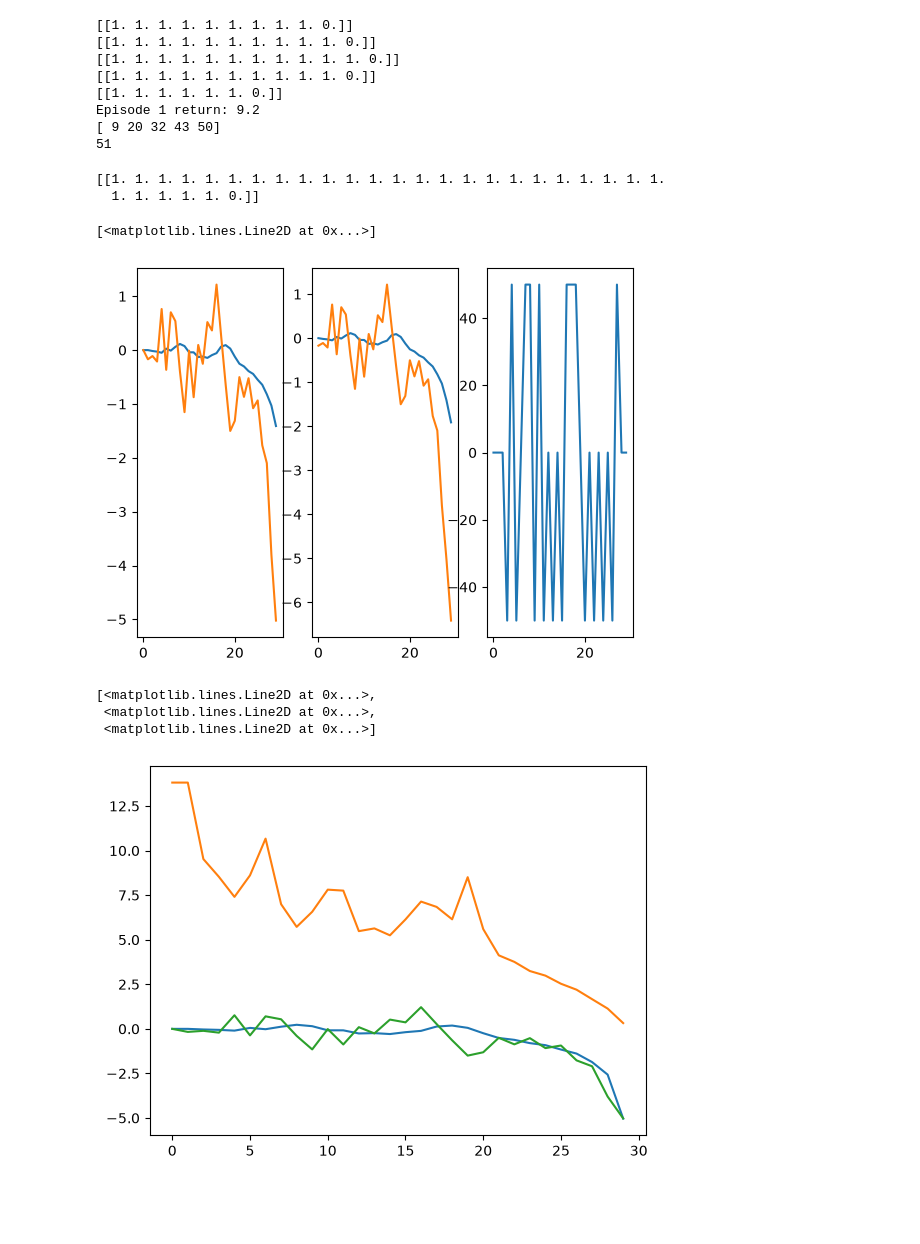
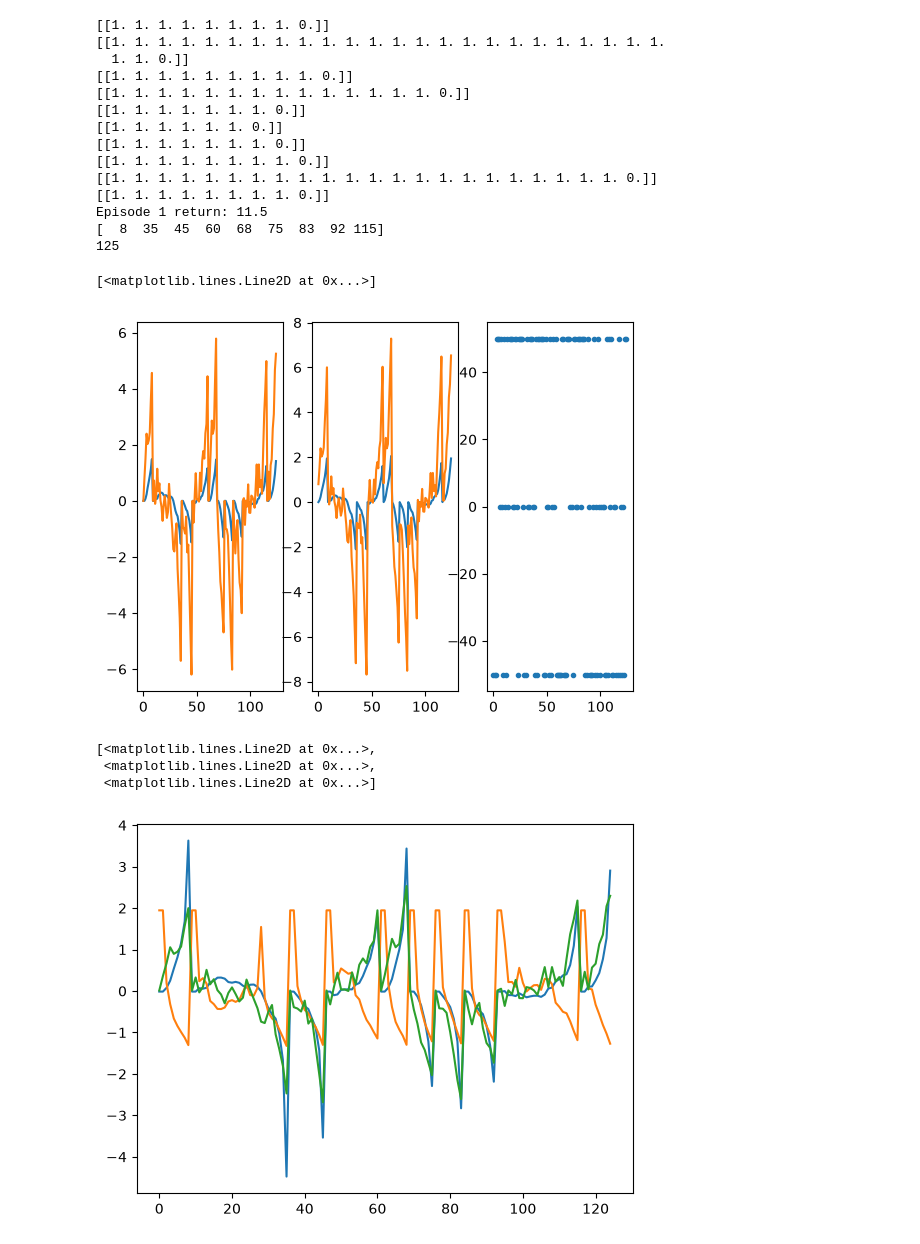
Before and after one commit to chaeyunkimm/dissertation, a Jupyter notebook: rl_pendulum_discrete_test.ipynb, the cells around one changed output. Cells and saved outputs as stored; diff of their text form; code cells hidden in the pictures; blank space fills up the shorter version.

Commit message:
Fixed some bugs, others cropped up, tried creating separate models for each action.

```diff
--- a/rl_pendulum_discrete_test.ipynb
+++ b/rl_pendulum_discrete_test.ipynb
@@ -15,5 +15,5 @@ from src.qbvine import qb_conditional_vine
 # %%
-n_episodes, sim_len, n_eval, n_stop_modelupdate = 10, 1000, 5, 25
+n_episodes, sim_len, n_eval, n_stop_modelupdate = 10, 1000, 10, 25
 true_param = np.array([9.8, 2.0, 8.0, 0.5,10.0, 0.1])
 true_pendulum = pendulum(true_param)
 my_lspi = LSPI(true_pendulum, sim_len, None)
@@ -40,49 +40,53 @@ for i in range(n_eval):
     discounts = np.array(my_lspi.gamma**np.arange(len(eval_r)))
     discounted_return = discounts.T @ np.array(eval_r)
     all_returns.append(np.sum(eval_r)), disc_returns.append(discounted_return[0])
+episode_ends = episode_ends[:-1]
 print(f"Episode 1 return: {np.mean(all_returns)}")
 print(episode_ends)
 print(len(all_a))
 # %% [output]
+[[1. 1. 1. 1. 1. 1. 1. 1. 0.]]
+[[1. 1. 1. 1. 1. 1. 1. 1. 1. 1. 1. 1. 1. 1. 1. 1. 1. 1. 1. 1. 1. 1. 1. 1.
+  1. 1. 0.]]
 [[1. 1. 1. 1. 1. 1. 1. 1. 1. 0.]]
-[[1. 1. 1. 1. 1. 1. 1. 1. 1. 1. 0.]]
-[[1. 1. 1. 1. 1. 1. 1. 1. 1. 1. 1. 0.]]
-[[1. 1. 1. 1. 1. 1. 1. 1. 1. 1. 0.]]
+[[1. 1. 1. 1. 1. 1. 1. 1. 1. 1. 1. 1. 1. 1. 0.]]
+[[1. 1. 1. 1. 1. 1. 1. 0.]]
 [[1. 1. 1. 1. 1. 1. 0.]]
-Episode 1 return: 9.2
-[ 9 20 32 43 50]
-51
+[[1. 1. 1. 1. 1. 1. 1. 0.]]
+[[1. 1. 1. 1. 1. 1. 1. 1. 0.]]
+[[1. 1. 1. 1. 1. 1. 1. 1. 1. 1. 1. 1. 1. 1. 1. 1. 1. 1. 1. 1. 1. 1. 0.]]
+[[1. 1. 1. 1. 1. 1. 1. 1. 0.]]
+Episode 1 return: 11.5
+[  8  35  45  60  68  75  83  92 115]
+125
 # %%
-n_episodes, sim_len, n_eval, n_stop_modelupdate = 10, 1000, 5, 25
-true_param = np.array([9.8, 2.0, 8.0, 0.5,10.0, 0.1])
-true_pendulum = pendulum(true_param)
-my_lspi = LSPI(true_pendulum, sim_len, None)
-old_policy = my_lspi.random_policy
-n_acts = 0
-while n_acts <30:
-    eval_s, eval_a, eval_s2, eval_r = true_pendulum.simulate_episode(first_state=init_state, policy=old_policy)
-    end_idx += len(eval_r)
-    n_acts = len(eval_a)
-print(eval_r.T)
+# n_episodes, sim_len, n_eval, n_stop_modelupdate = 10, 1000, 5, 25
+# true_param = np.array([9.8, 2.0, 8.0, 0.5,10.0, 0.1])
+# true_pendulum = pendulum(true_param)
+# my_lspi = LSPI(true_pendulum, sim_len, None)
+# old_policy = my_lspi.random_policy
+# n_acts = 0
+# while n_acts <30:
+#     eval_s, eval_a, eval_s2, eval_r = true_pendulum.simulate_episode(first_state=init_state, policy=old_policy)
+#     end_idx += len(eval_r)
+#     n_acts = len(eval_a)
+# print(eval_r.T)
 
-all_s = eval_s
-all_a = eval_a
-all_s2 = eval_s2
+# all_s = eval_s
+# all_a = eval_a
+# all_s2 = eval_s2
-# %% [output]
-[[1. 1. 1. 1. 1. 1. 1. 1. 1. 1. 1. 1. 1. 1. 1. 1. 1. 1. 1. 1. 1. 1. 1. 1.
-  1. 1. 1. 1. 1. 0.]]
 # %%
 fig, ax = plt.subplots(1,3)
 ax[0].plot(all_s)
 ax[1].plot(all_s2)
-ax[2].plot(all_a)
+ax[2].plot(all_a, '.')
 # %% [output]
 [<matplotlib.lines.Line2D at 0x...>]
-[figure, old version]
+[figure, new version]
 # %%
 data = np.concatenate((all_s, all_a), axis=1)
 
-obs_transformer = obs_transform_pend2(standardise=False)
+obs_transformer = obs_transform_pend2(standardise=True)
 obs_transformer.fit(torch.from_numpy(all_s))
 trans_obs = obs_transformer.transform(torch.from_numpy(all_s)).numpy()
 
@@ -93,7 +97,7 @@ plt.plot(trans_obs)
 [<matplotlib.lines.Line2D at 0x...>,
  <matplotlib.lines.Line2D at 0x...>,
  <matplotlib.lines.Line2D at 0x...>]
-[figure, old version]
+[figure, new version]
 # %%
 print("Starting Fit")
 # tv = tv_vinecop(observation_d=3, action_d=1, discrete_action=1, action_set=np.unique(all_a))
```
Also changed, not shown: parts of 9 cells of this notebook, 5 other files.
